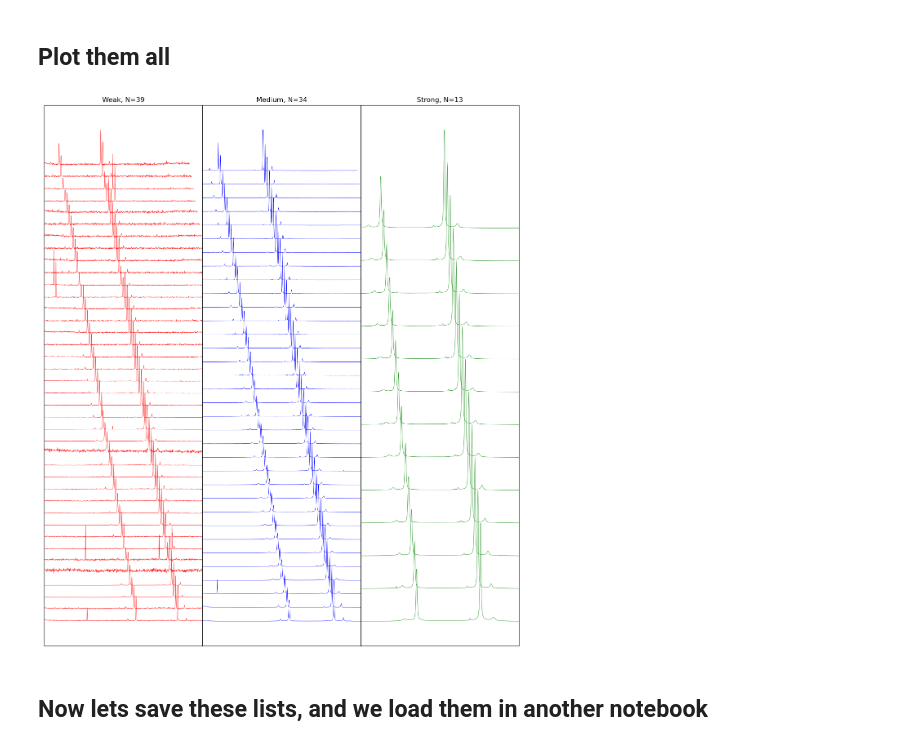
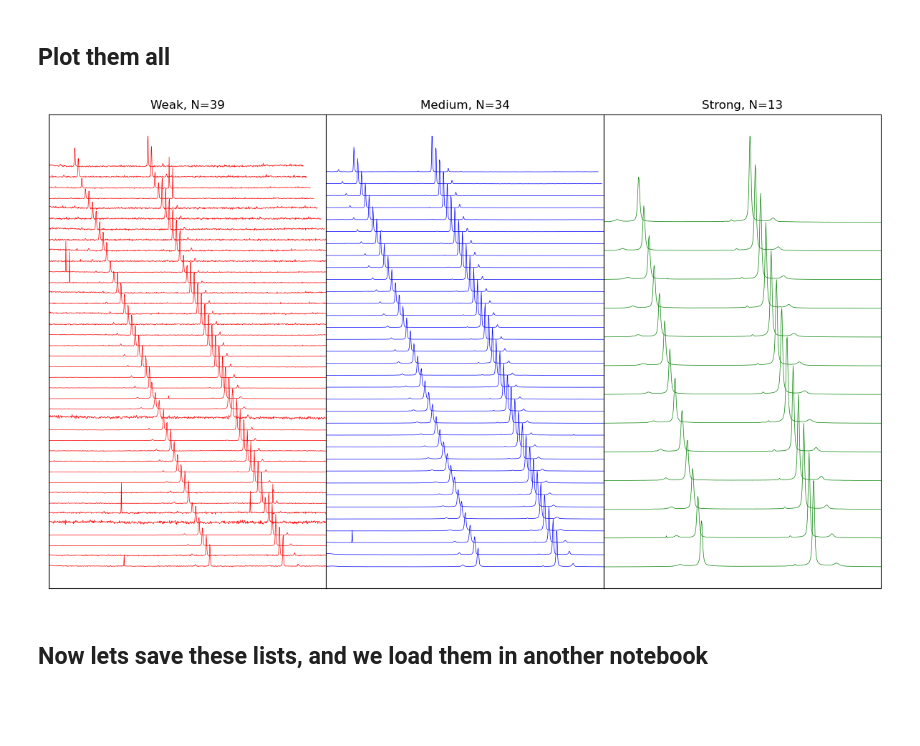
Before and after one commit to PennyWieser/DiadFit, a Jupyter notebook: docs/Examples/Example1a_Gas_Cell_Calibration/v38+_Filtering_Numerical.ipynb, the cells around one changed output. Cells and saved outputs as stored; diff of their text form; code cells hidden in the pictures; blank space fills up the shorter version.

```diff
--- a/docs/Examples/Example1a_Gas_Cell_Calibration/v38+_Filtering_Numerical.ipynb
+++ b/docs/Examples/Example1a_Gas_Cell_Calibration/v38+_Filtering_Numerical.ipynb
@@ -39,7 +37,8 @@ filetype='headless_txt' # Specifies raman file format, here a text file with no
 file_ext='.txt' # File extension, a txt file
 prefix=False # File doesn't have a 01, 02 prefix, as WItec can add
 exclude_str=['Ne', 'NE', 'Si', 'nodiad', 'Spectrum'] # Exclude files with these strings in
-Diad_Files=pf.get_diad_files(path=spectra_path, file_ext=file_ext, exclude_str=exclude_str)
+Diad_Files=pf.get_files(path=spectra_path, file_ext=file_ext,
+            exclude_str=exclude_str)
 print(Diad_Files)
 # %% [output]
 ['Cap19-05X1.txt', 'Cap19-05X2.txt', 'Cap19-06X1.txt', 'Cap19-06X2.txt', 'Cap19-07X1.txt', 'Cap19-07X2.txt', 'Cap19-08X1.txt', 'Cap19-08X2.txt', 'Cap19-12X1.txt', 'Cap19-12X2.txt', 'Cap19-17X1.txt', ' ...
@@ -158,10 +157,12 @@ fit_params_Strong, fit_params_Medium, data_y_Strong, data_y_Medium=pf.identify_d
 # %% [markdown]
 ## Plot them all
 # %%
-pf.plot_diad_groups( x_cord=Diad[:, 0], Weak_np=data_y_Weak,
-                 Medium_np=data_y_Medium, Strong_np=data_y_Strong)
+fig=pf.plot_diad_groups( x_cord=Diad[:, 0], Weak_np=data_y_Weak,
+                 Medium_np=data_y_Medium, Strong_np=data_y_Strong,
+                       y_fig_scale=0.1)
+fig.savefig('Diad_Groups.png', dpi=300)
 # %% [output]
-[figure, old version]
+[figure, new version]
 # %% [markdown]
 ## Now lets save these lists, and we load them in another notebook
 # %%
```
Also changed, not shown: parts of 2 cells of this notebook, 28 other files.
